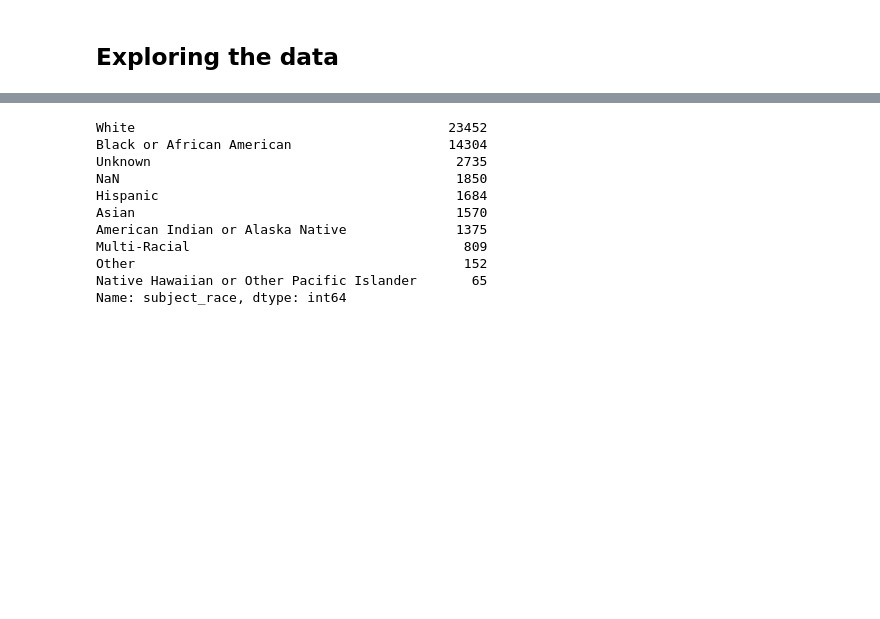
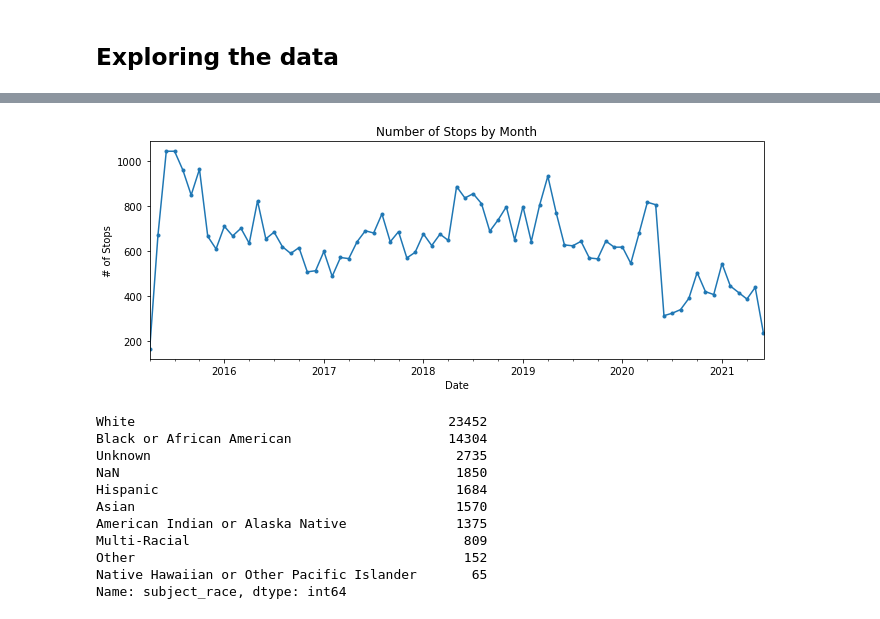
Before and after one commit to letruong711/Terry_Stop_Frisk, a Jupyter notebook: Terry_Ohio_Data_Exploration.ipynb, the cells around one changed output, grey strips where cells are left out. Cells and saved outputs as stored; diff of their text form; code cells hidden in the pictures; blank space fills up the shorter version.

Commit message:
Added number of terry stops by year

```diff
--- a/Terry_Ohio_Data_Exploration.ipynb
+++ b/Terry_Ohio_Data_Exploration.ipynb
@@ -38,11 +44,11 @@ df.columns = ['subject_age', 'subject_id', 'stop_resolution',
          'officer_squad', 'arrest', 'frisk',
          'precinct', 'sector', 'beat' ]
 # %%
-df = df.astype({'subject_age': 'category', 'officer_gender':'category',
+new_df = new_df.astype({'subject_age': 'category', 'officer_gender':'category',
                 'officer_race': 'category', 'subject_race':'category',
                 'subject_gender':'category', 'date':'datetime64','arrest':'category',
                 'frisk':'category','precinct':'category', 'sector':'category',
                 'beat': 'category'})
 # %%
-df.replace('-', np.nan, inplace = True)
+new_df.replace('-', np.nan, inplace = True)
 # %%
@@ -67,3 +73,9 @@ dtypes: category(10), datetime64[ns](1), int64(2), object(6)
 memory usage: 3.8+ MB
 # %% [markdown]
 ## Exploring the data
+# %%
+#dates of encounters
+date = new_df.copy()
+date.set_index('date', inplace=True)
+date['count']=1
+date
@@ -70,3 +97,13 @@ memory usage: 3.8+ MB
+# %%
+date = date.loc['2015-04':'2021-06']
+date = date['count'].resample('M').count()
+# %%
+date.plot( marker = '.', linestyle = None, figsize = (11,4))
+_=plt.title('Number of Stops by Month')
+_=plt.xlabel('Date')
+_=plt.ylabel('# of Stops')
+# %% [output]
+[figure, added]
 # %%
 #Looking at race of the subject.
 df.subject_race.value_counts(ascending = False, dropna = False)
```
Also changed, not shown: parts of 8 cells of this notebook.
